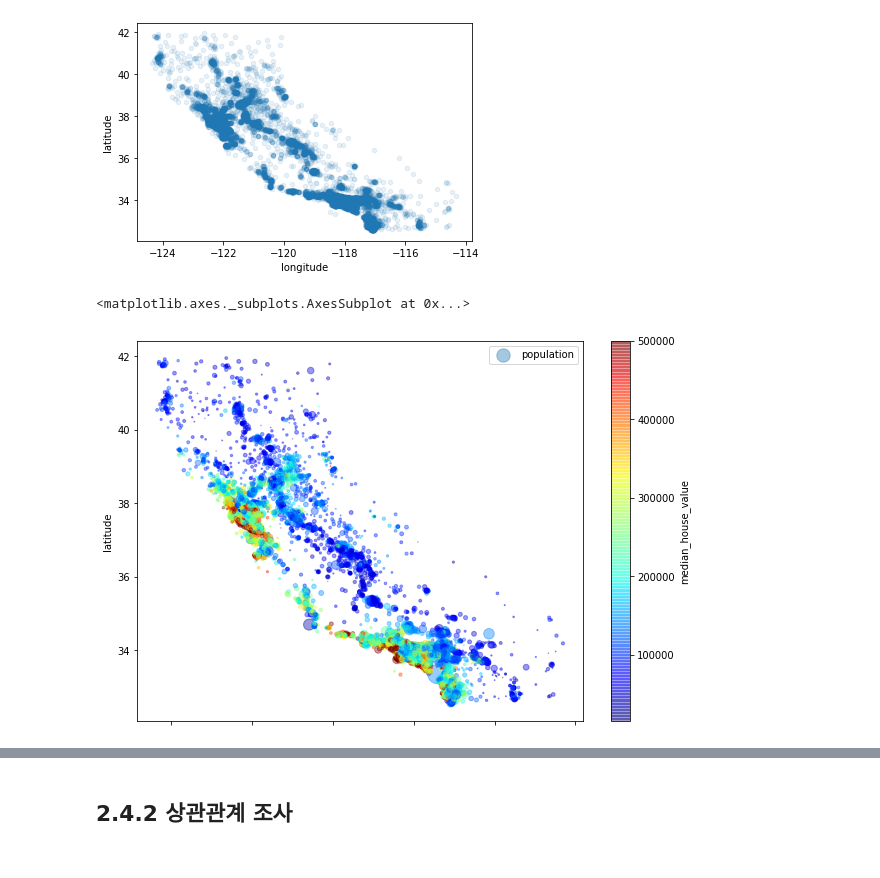
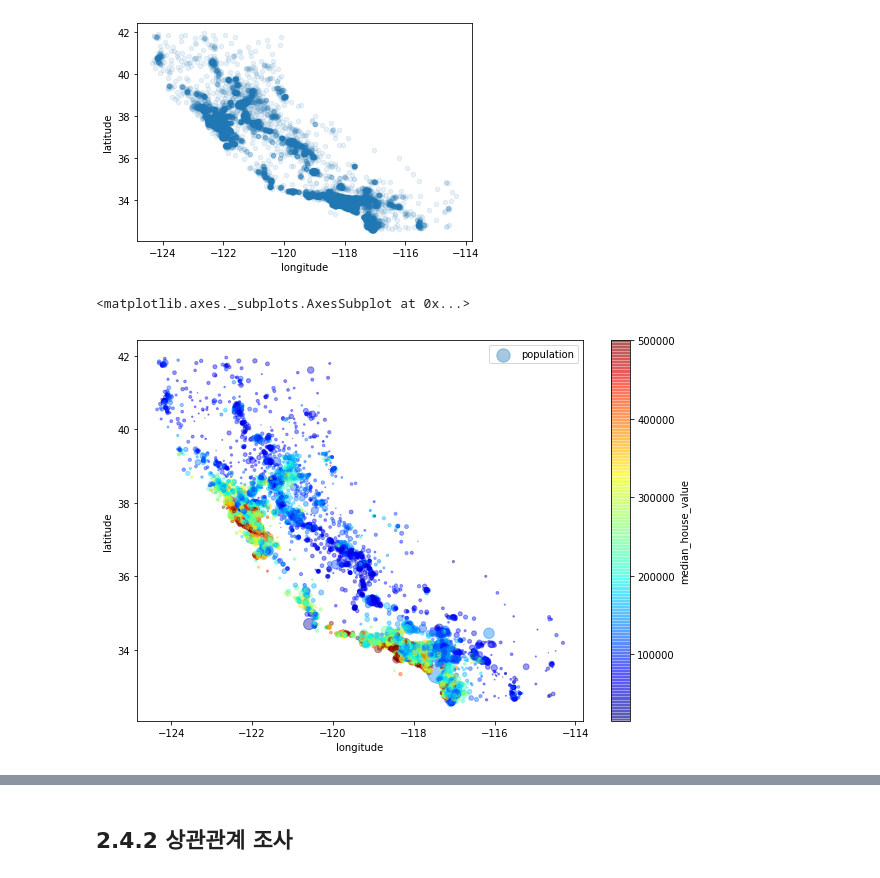
Before and after one commit to J-TKim/HandsOn_machinelearning2, a Jupyter notebook: 02_end_to_end_machine_learning_project.ipynb, the cells around one changed output, grey strips where cells are left out. Cells and saved outputs as stored; diff of their text form; code cells hidden in the pictures.

```diff
--- a/02_end_to_end_machine_learning_project.ipynb
+++ b/02_end_to_end_machine_learning_project.ipynb
@@ -227,8 +237,9 @@ housing.plot(kind="scatter", x="longitude", y="latitude", alpha=0.1)
 [figure]
 # %%
 housing.plot(kind="scatter", x="longitude", y="latitude", alpha=0.4,
-            s=housing["population"]/100, label="population", figsize=(10, 7),
-            c="median_house_value", cmap=plt.get_cmap("jet"), colorbar=True)
+            s=housing["population"]/100, label="population", figsize=(10, 7), # s : 그리는 원의 크기(인구수에 비례)
+            c="median_house_value", cmap=plt.get_cmap("jet"), colorbar=True, # c : color (주택 중간가격), "jet" : 값이 높으면 빨갛게 낮으면 파랗게
+            sharex=False) # sharex : pd의 에러 때문에 이를 입력하지 않으면 x축 레이블이 그려지지 않음
 # %% [output]
 <matplotlib.axes._subplots.AxesSubplot at 0x...>
-[figure, old version]
+[figure, new version]
```
Also changed, not shown: parts of 23 cells of this notebook.
